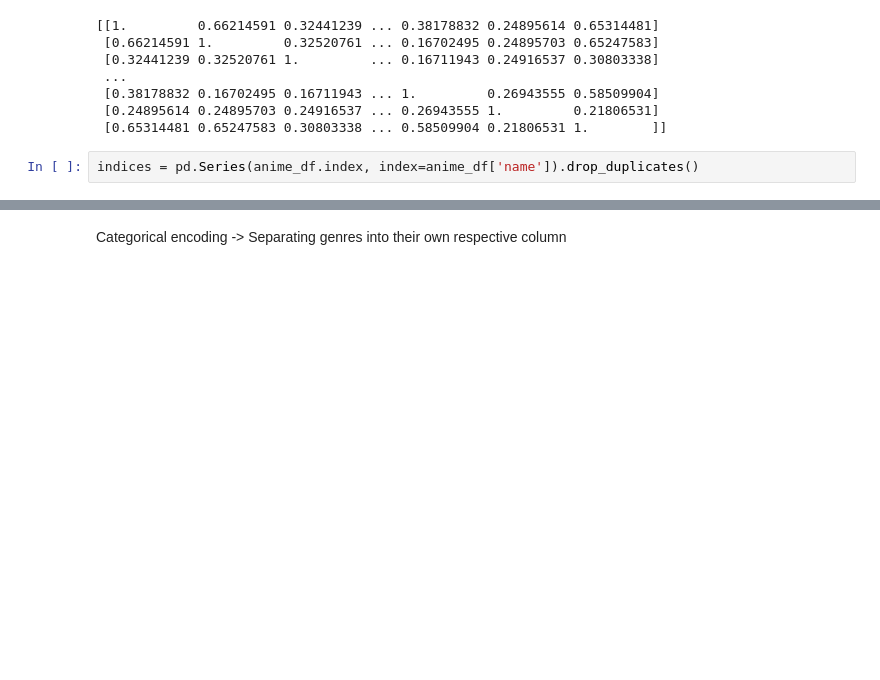
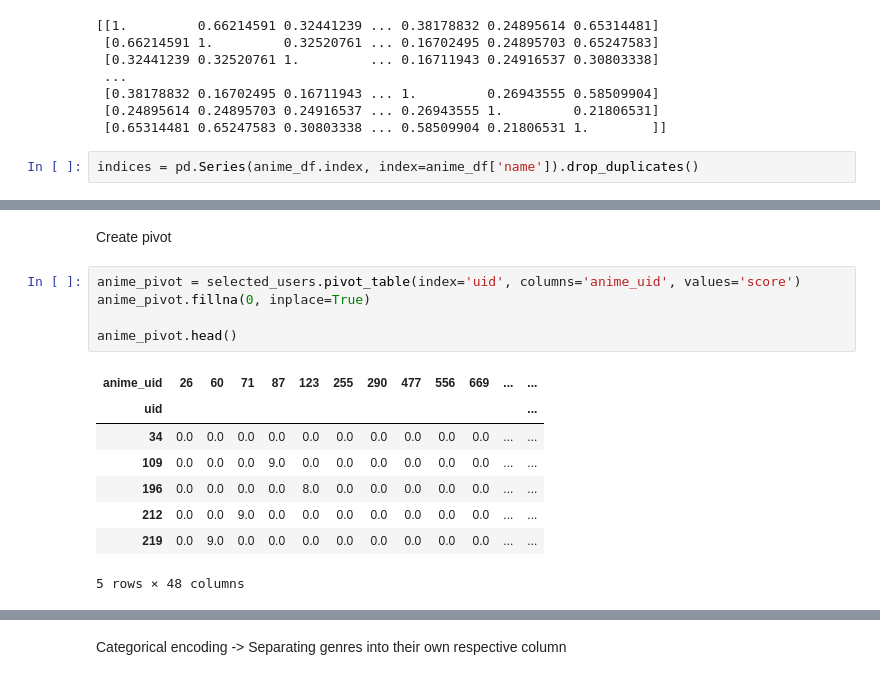
Before and after one commit to Haaris-Syed/AnimeRecommender, a Jupyter notebook: AnimeDataset-Preprocessing.ipynb, the cells around one changed output, grey strips where cells are left out. Cells and saved outputs as stored; diff of their text form; blank space fills up the shorter version.

```diff
--- a/AnimeDataset-Preprocessing.ipynb
+++ b/AnimeDataset-Preprocessing.ipynb
@@ -232,0 +281,16 @@ merged_anime_reviews_df.head()
+# %% [markdown]
+Create pivot
+# %%
+anime_pivot = selected_users.pivot_table(index='uid', columns='anime_uid', values='score')
+anime_pivot.fillna(0, inplace=True)
+
+anime_pivot.head()
+# %% [output]
+| anime_uid | 26 | 60 | 71 | 87 | 123 | 255 | 290 | 477 | 556 | 669 | ... | ... |
+| uid |  |  |  |  |  |  |  |  |  |  |  | ... |
+| 34 | 0.0 | 0.0 | 0.0 | 0.0 | 0.0 | 0.0 | 0.0 | 0.0 | 0.0 | 0.0 | ... | ... |
+| 109 | 0.0 | 0.0 | 0.0 | 9.0 | 0.0 | 0.0 | 0.0 | 0.0 | 0.0 | 0.0 | ... | ... |
+| 196 | 0.0 | 0.0 | 0.0 | 0.0 | 8.0 | 0.0 | 0.0 | 0.0 | 0.0 | 0.0 | ... | ... |
+| 212 | 0.0 | 0.0 | 9.0 | 0.0 | 0.0 | 0.0 | 0.0 | 0.0 | 0.0 | 0.0 | ... | ... |
+| 219 | 0.0 | 9.0 | 0.0 | 0.0 | 0.0 | 0.0 | 0.0 | 0.0 | 0.0 | 0.0 | ... | ... |
+5 rows × 48 columns
```
Also changed, not shown: parts of 51 cells of this notebook.
